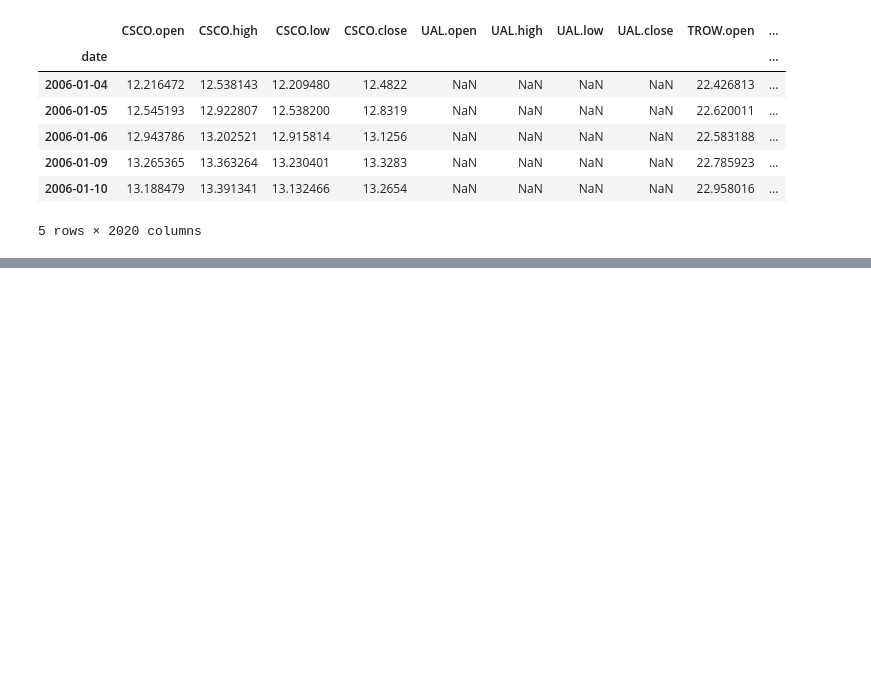
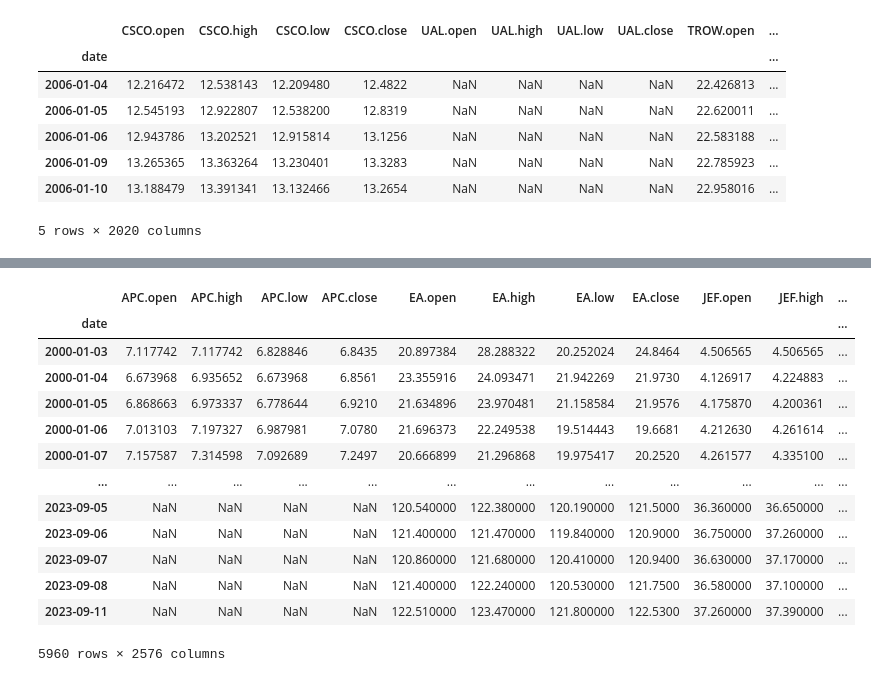
Before and after one commit to vahagnd/Diploma, a Jupyter notebook: eda.ipynb, the cells around one changed output, grey strips where cells are left out. Drawn from its saved outputs; the diff is of its cells as text; code cells hidden in the pictures; blank space fills up the shorter version.

```diff
--- a/eda.ipynb
+++ b/eda.ipynb
@@ -94,0 +117,22 @@ df.filter(like='.close', axis=1).to_csv("data/close_adjusted_17.csv")
+# %%
+# Drop second row with NaNs
+big_df = big_df.drop(1).reset_index(drop=True)
+
+# Rename the first column to 'date'
+big_df.rename(columns={"Unnamed: 0": "date"}, inplace=True)
+
+# Convert 'date' to datetime
+big_df["date"] = pd.to_datetime(big_df["date"], errors="coerce")
+
+# Set 'date' as index
+big_df.set_index("date", inplace=True)
+
+#Dropping excess columns
+excess_columns = [col for col in big_df.columns if any(sub in col for sub in '4567')]
+big_df.drop(columns=excess_columns, inplace=True)
+
+#Convert numerical columns to float
+big_df = big_df.apply(pd.to_numeric, errors="coerce")
+
+#Drop first row with NaNs
+big_df = big_df.iloc[1:]
@@ -94,0 +161,17 @@ df.filter(like='.close', axis=1).to_csv("data/close_adjusted_17.csv")
+# %%
+big_df
+# %% [output]
+|  | APC.open | APC.high | APC.low | APC.close | EA.open | EA.high | EA.low | EA.close | JEF.open | JEF.high | ... |
+| date |  |  |  |  |  |  |  |  |  |  | ... |
+| 2000-01-03 | 7.117742 | 7.117742 | 6.828846 | 6.8435 | 20.897384 | 28.288322 | 20.252024 | 24.8464 | 4.506565 | 4.506565 | ... |
+| 2000-01-04 | 6.673968 | 6.935652 | 6.673968 | 6.8561 | 23.355916 | 24.093471 | 21.942269 | 21.9730 | 4.126917 | 4.224883 | ... |
+| 2000-01-05 | 6.868663 | 6.973337 | 6.778644 | 6.9210 | 21.634896 | 23.970481 | 21.158584 | 21.9576 | 4.175870 | 4.200361 | ... |
+| 2000-01-06 | 7.013103 | 7.197327 | 6.987981 | 7.0780 | 21.696373 | 22.249538 | 19.514443 | 19.6681 | 4.212630 | 4.261614 | ... |
+| 2000-01-07 | 7.157587 | 7.314598 | 7.092689 | 7.2497 | 20.666899 | 21.296868 | 19.975417 | 20.2520 | 4.261577 | 4.335100 | ... |
+| ... | ... | ... | ... | ... | ... | ... | ... | ... | ... | ... | ... |
+| 2023-09-05 | NaN | NaN | NaN | NaN | 120.540000 | 122.380000 | 120.190000 | 121.5000 | 36.360000 | 36.650000 | ... |
+| 2023-09-06 | NaN | NaN | NaN | NaN | 121.400000 | 121.470000 | 119.840000 | 120.9000 | 36.750000 | 37.260000 | ... |
+| 2023-09-07 | NaN | NaN | NaN | NaN | 120.860000 | 121.680000 | 120.410000 | 120.9400 | 36.630000 | 37.170000 | ... |
+| 2023-09-08 | NaN | NaN | NaN | NaN | 121.400000 | 122.240000 | 120.530000 | 121.7500 | 36.580000 | 37.100000 | ... |
+| 2023-09-11 | NaN | NaN | NaN | NaN | 122.510000 | 123.470000 | 121.800000 | 122.5300 | 37.260000 | 37.390000 | ... |
+5960 rows × 2576 columns
```
Also changed, not shown: parts of 6 cells of this notebook, 5 other files.
